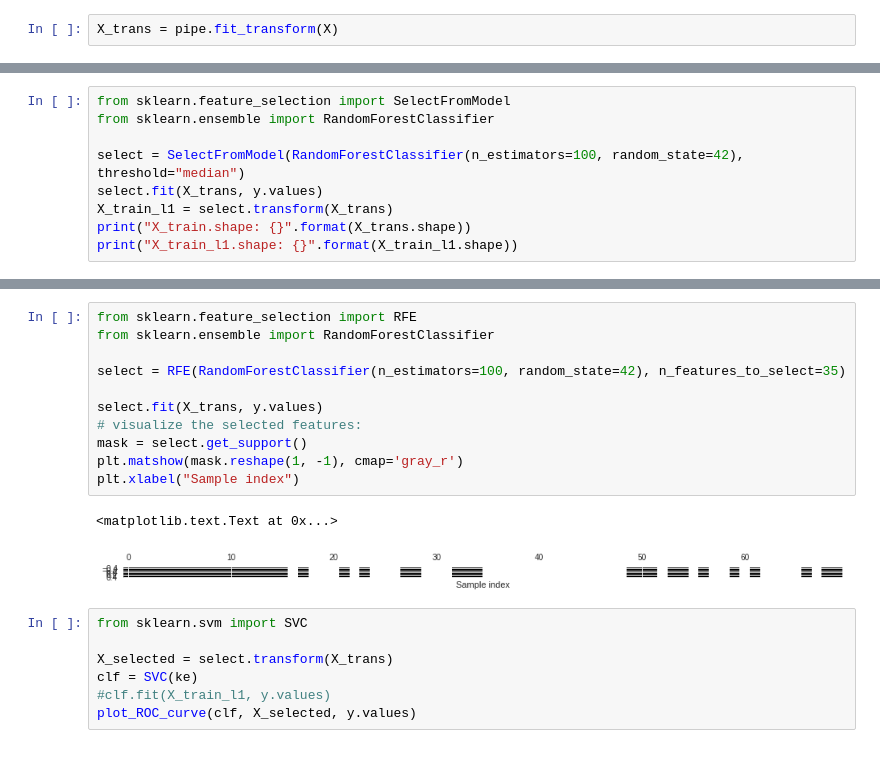
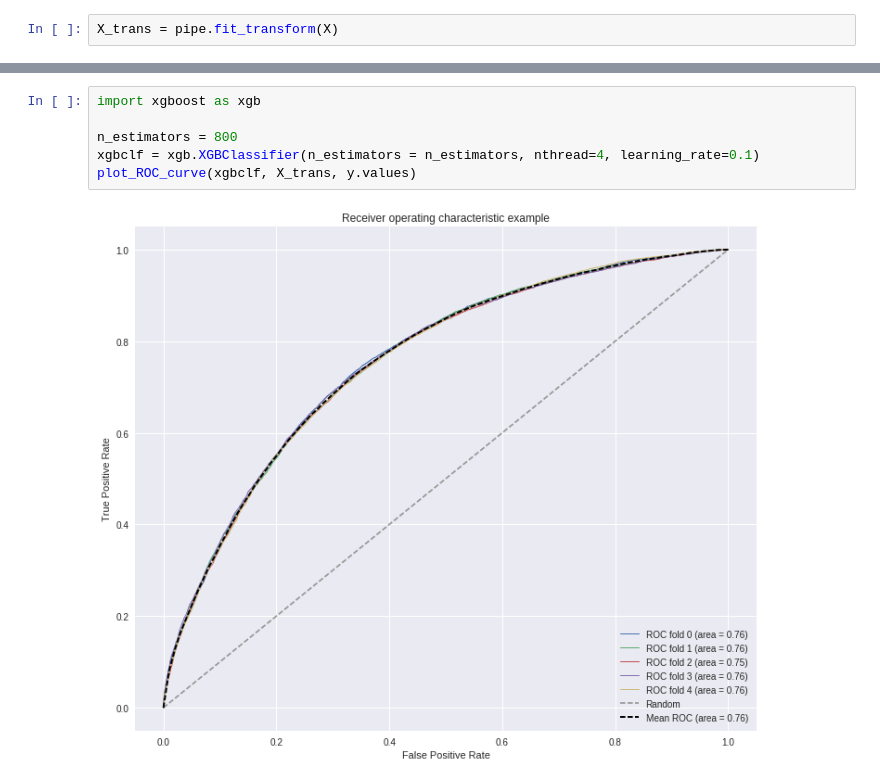
Before and after one commit to ponkin/notebooks, a Jupyter notebook: Untitled1.ipynb, the cells around one changed output, grey strips where cells are left out. Drawn from its saved outputs; the diff is of its cells as text.

```diff
--- a/Untitled1.ipynb
+++ b/Untitled1.ipynb
@@ -180,9 +147,0 @@ X_train_selected.shape: (85373, 35)
-# %%
-from sklearn.feature_selection import SelectFromModel
-from sklearn.ensemble import RandomForestClassifier
-
-select = SelectFromModel(RandomForestClassifier(n_estimators=100, random_state=42), threshold="median")
-select.fit(X_trans, y.values)
-X_train_l1 = select.transform(X_trans)
-print("X_train.shape: {}".format(X_trans.shape))
-print("X_train_l1.shape: {}".format(X_train_l1.shape))
@@ -198,21 +148,8 @@ plot_ROC_curve(clf, X_train_l1, y.values)
-# %%
-from sklearn.feature_selection import RFE
-from sklearn.ensemble import RandomForestClassifier
-
-select = RFE(RandomForestClassifier(n_estimators=100, random_state=42), n_features_to_select=35)
-
-select.fit(X_trans, y.values)
-# visualize the selected features:
-mask = select.get_support()
-plt.matshow(mask.reshape(1, -1), cmap='gray_r')
-plt.xlabel("Sample index")
-# %% [output]
-<matplotlib.text.Text at 0x...>
-[figure, removed]
-# %%
-from sklearn.svm import SVC
-
-X_selected = select.transform(X_trans)
-clf = SVC(ke)
-#clf.fit(X_train_l1, y.values)
-plot_ROC_curve(clf, X_selected, y.values)
+# %%
+import xgboost as xgb
+
+n_estimators = 800
+xgbclf = xgb.XGBClassifier(n_estimators = n_estimators, nthread=4, learning_rate=0.1)
+plot_ROC_curve(xgbclf, X_trans, y.values)
+# %% [output]
+[figure, added]
```
Also changed, not shown: parts of 7 cells of this notebook.
